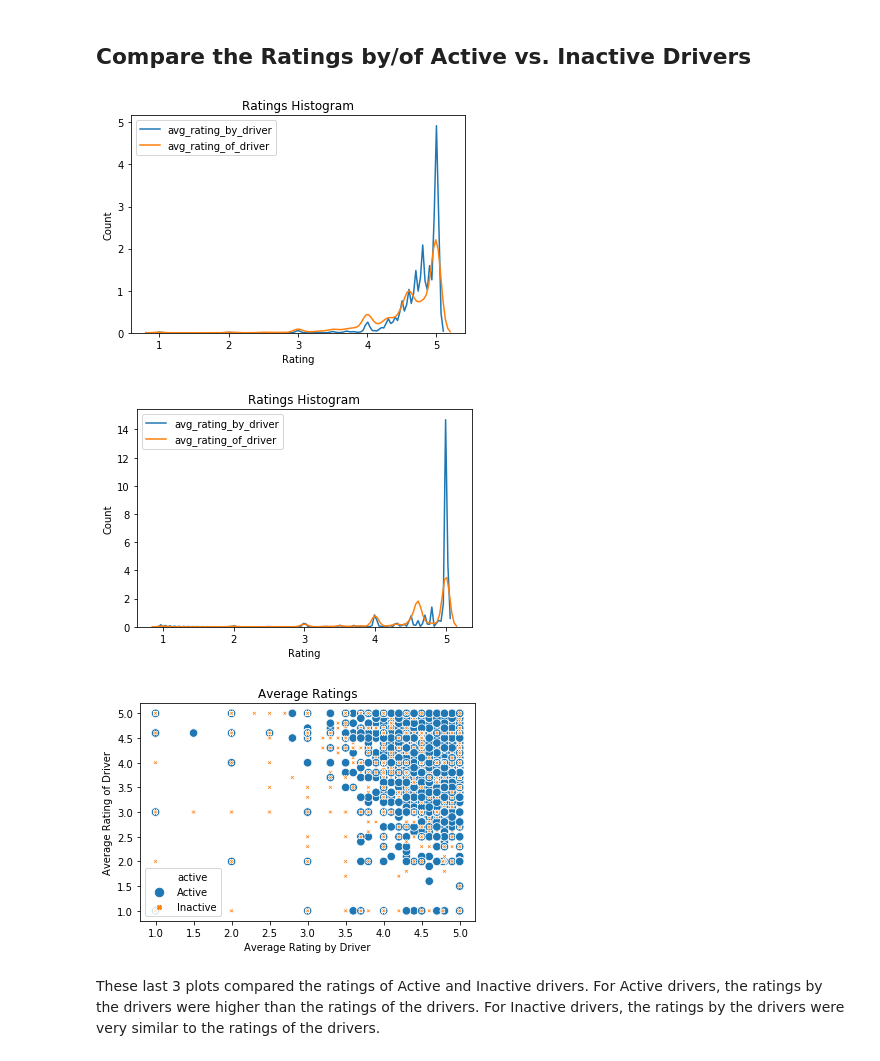
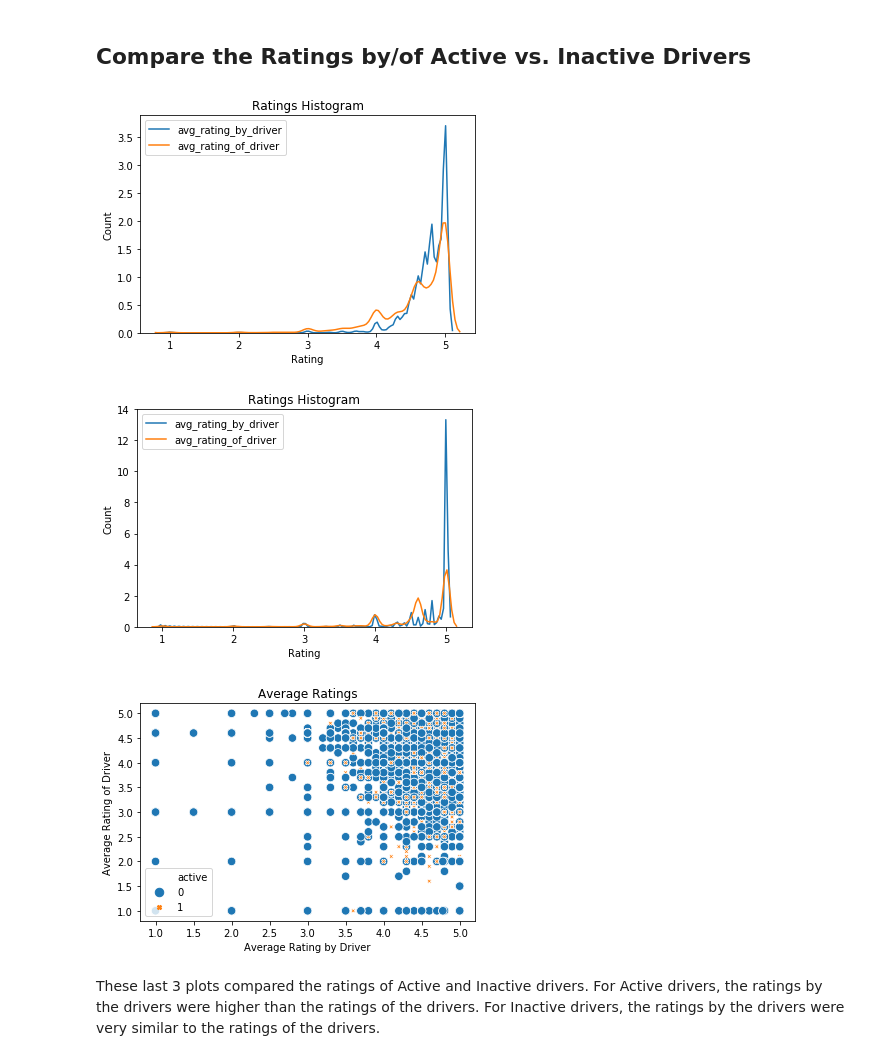
Before and after one commit to milesin3d/Springboard-MiniProjects, a Jupyter notebook: Ultimate Technologies Inc/Utimate_Technologies_Inc.ipynb, the cells around one changed output. Cells and saved outputs as stored; diff of their text form; code cells hidden in the pictures.

```diff
--- a/Ultimate Technologies Inc/Utimate_Technologies_Inc.ipynb
+++ b/Ultimate Technologies Inc/Utimate_Technologies_Inc.ipynb
@@ -388,10 +385,9 @@ weekday_pct                 0
 null_count                  0
 dtype: int64
 # %%
-# remove rows with nan values
+# address nans in 'phone' column with 'unknown' value
 
-udc = udc.dropna()
-
+udc['phone'] = udc['phone'].cat.add_categories('Unknown').fillna('Unknown')
 print(udc.isna().sum())
 # %% [output]
 avg_dist                  0
@@ -428,16 +424,12 @@ However, a toll bridge, with a two­way toll, between the two cities causes driv
 # %%
 # create active column
 
-newest_date = max(list(udc['last_trip_date']))
-oldest_date = min(list(udc['last_trip_date']))
-active_date = newest_date - timedelta(days=30)
+# predicting _ months into the future from the signup date
+pred_month = 6
+active_timedelta = timedelta(days=pred_month*30) - timedelta(days=30)
 
-print('Newest Date:', newest_date.date())
-print('Oldest Date:', oldest_date.date())
-print('Active Date:', active_date.date())
-
-# if last_trip_date was within 30 days of the newest date
-udc['active'] = np.where(udc['last_trip_date'] >= active_date, 'Active', 'Inactive')
+# add 6 months to the signup_date, subtract 30 days and compare to last_trip_date -> Active/Inactive
+udc['active'] = np.where(udc['last_trip_date'] >= udc['signup_date'] + active_timedelta, 1, 0)
 
 # move the 'active' column to the front
 udc = udc[udc.columns.tolist()[-1:] + udc.columns.tolist()[0:-1]]
@@ -458,25 +447,25 @@ Active Date: 2014-06-01
 # %%
 # histogram for the 2 rating columns for active drivers
 
-_ = sns.kdeplot(udc.loc[udc['active'] == 'Active'].avg_rating_by_driver)
-_ = sns.kdeplot(udc.loc[udc['active'] == 'Active'].avg_rating_of_driver)
+_ = sns.kdeplot(udc.loc[udc['active'] == 1].avg_rating_by_driver)
+_ = sns.kdeplot(udc.loc[udc['active'] == 1].avg_rating_of_driver)
 
 _ = plt.title('Ratings Histogram')
 _ = plt.xlabel('Rating')
 _ = plt.ylabel('Count')
 # %% [output]
-[figure, old version]
+[figure, new version]
 # %%
 # histogram for the 2 rating columns for inactive drivers
 
-_ = sns.kdeplot(udc.loc[udc['active'] == 'Inactive'].avg_rating_by_driver)
-_ = sns.kdeplot(udc.loc[udc['active'] == 'Inactive'].avg_rating_of_driver)
+_ = sns.kdeplot(udc.loc[udc['active'] == 0].avg_rating_by_driver)
+_ = sns.kdeplot(udc.loc[udc['active'] == 0].avg_rating_of_driver)
 
 _ = plt.title('Ratings Histogram')
 _ = plt.xlabel('Rating')
 _ = plt.ylabel('Count')
 # %% [output]
-[figure, old version]
+[figure, new version]
 # %%
 # scatter plot for the 2 rating columns vs each other
 
@@ -492,7 +481,7 @@ _ = plt.xlabel('Average Rating by Driver')
 _ = plt.ylabel('Average Rating of Driver')
 _ = plt.legend(loc='lower left')
 # %% [output]
-[figure, old version]
+[figure, new version]
 # %% [markdown]
 These last 3 plots compared the ratings of Active and Inactive drivers. For Active drivers, the ratings by the drivers were higher than the ratings of the drivers. For Inactive drivers, the ratings by the drivers were very similar to the ratings of the drivers.
 # %% [markdown]
```
Also changed, not shown: parts of 51 cells of this notebook.
